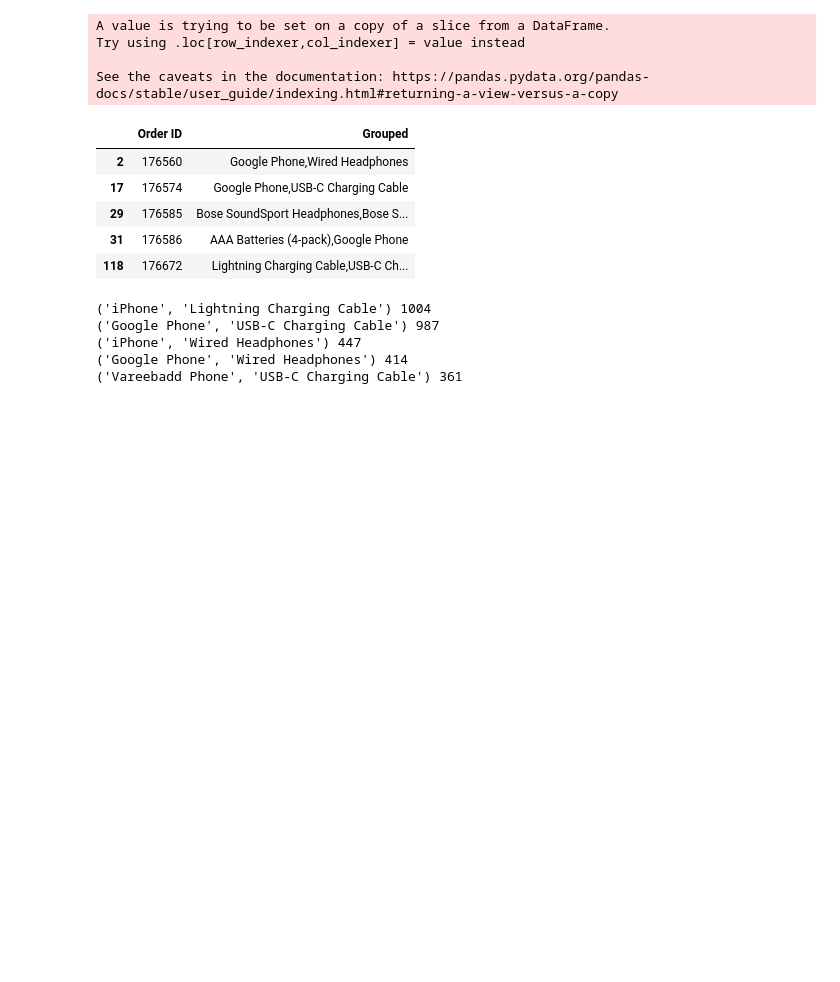
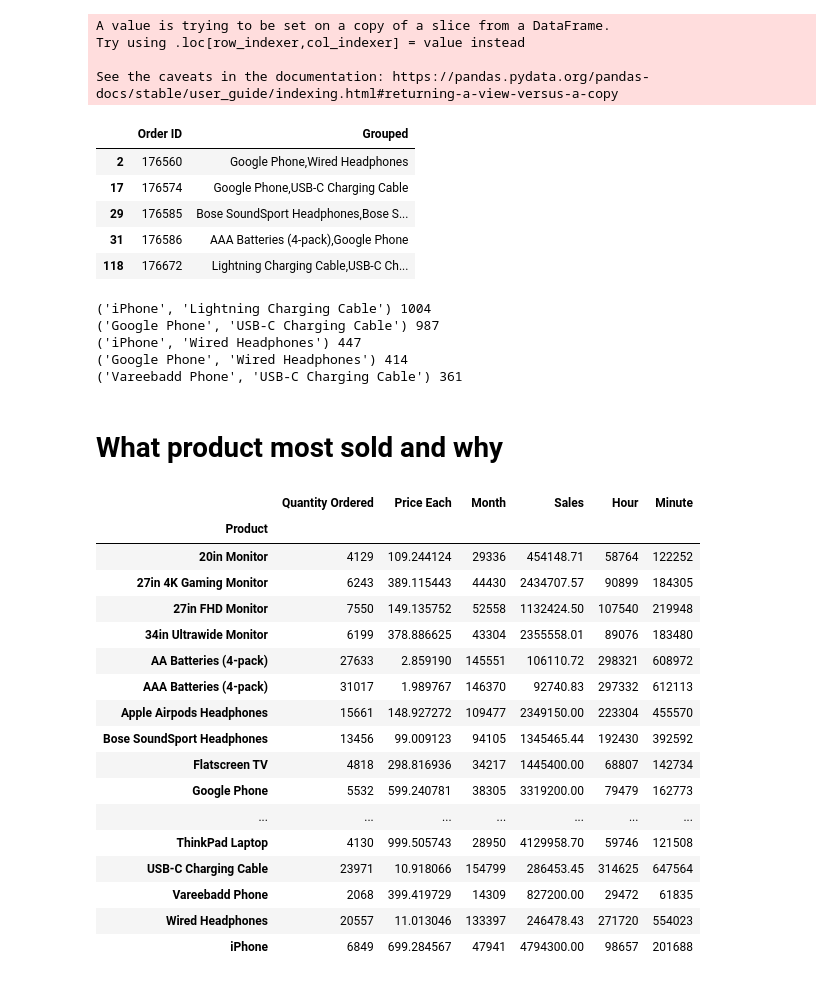
Before and after one commit to bhanu479/Sale-analysis, a Jupyter notebook: SalesAnalysis/Analysis.ipynb, the cells around one changed output. Drawn from its saved outputs; the diff is of its cells as text; code cells hidden in the pictures; blank space fills up the shorter version.

```diff
--- a/SalesAnalysis/Analysis.ipynb
+++ b/SalesAnalysis/Analysis.ipynb
@@ -240,3 +240,5 @@ for i, j in count.most_common(5):
 ('iPhone', 'Wired Headphones') 447
 ('Google Phone', 'Wired Headphones') 414
 ('Vareebadd Phone', 'USB-C Charging Cable') 361
+# %% [markdown]
+# What product most sold and why
@@ -242,0 +249,21 @@ for i, j in count.most_common(5):
+# %%
+product_data
+# %% [output]
+|  | Quantity Ordered | Price Each | Month | Sales | Hour | Minute |
+| Product |  |  |  |  |  |  |
+| 20in Monitor | 4129 | 109.244124 | 29336 | 454148.71 | 58764 | 122252 |
+| 27in 4K Gaming Monitor | 6243 | 389.115443 | 44430 | 2434707.57 | 90899 | 184305 |
+| 27in FHD Monitor | 7550 | 149.135752 | 52558 | 1132424.50 | 107540 | 219948 |
+| 34in Ultrawide Monitor | 6199 | 378.886625 | 43304 | 2355558.01 | 89076 | 183480 |
+| AA Batteries (4-pack) | 27633 | 2.859190 | 145551 | 106110.72 | 298321 | 608972 |
+| AAA Batteries (4-pack) | 31017 | 1.989767 | 146370 | 92740.83 | 297332 | 612113 |
+| Apple Airpods Headphones | 15661 | 148.927272 | 109477 | 2349150.00 | 223304 | 455570 |
+| Bose SoundSport Headphones | 13456 | 99.009123 | 94105 | 1345465.44 | 192430 | 392592 |
+| Flatscreen TV | 4818 | 298.816936 | 34217 | 1445400.00 | 68807 | 142734 |
+| Google Phone | 5532 | 599.240781 | 38305 | 3319200.00 | 79479 | 162773 |
+| ... | ... | ... | ... | ... | ... | ... |
+| ThinkPad Laptop | 4130 | 999.505743 | 28950 | 4129958.70 | 59746 | 121508 |
+| USB-C Charging Cable | 23971 | 10.918066 | 154799 | 286453.45 | 314625 | 647564 |
+| Vareebadd Phone | 2068 | 399.419729 | 14309 | 827200.00 | 29472 | 61835 |
+| Wired Headphones | 20557 | 11.013046 | 133397 | 246478.43 | 271720 | 554023 |
+| iPhone | 6849 | 699.284567 | 47941 | 4794300.00 | 98657 | 201688 |
```
Also changed, not shown: parts of 8 cells of this notebook, 5 other files.
